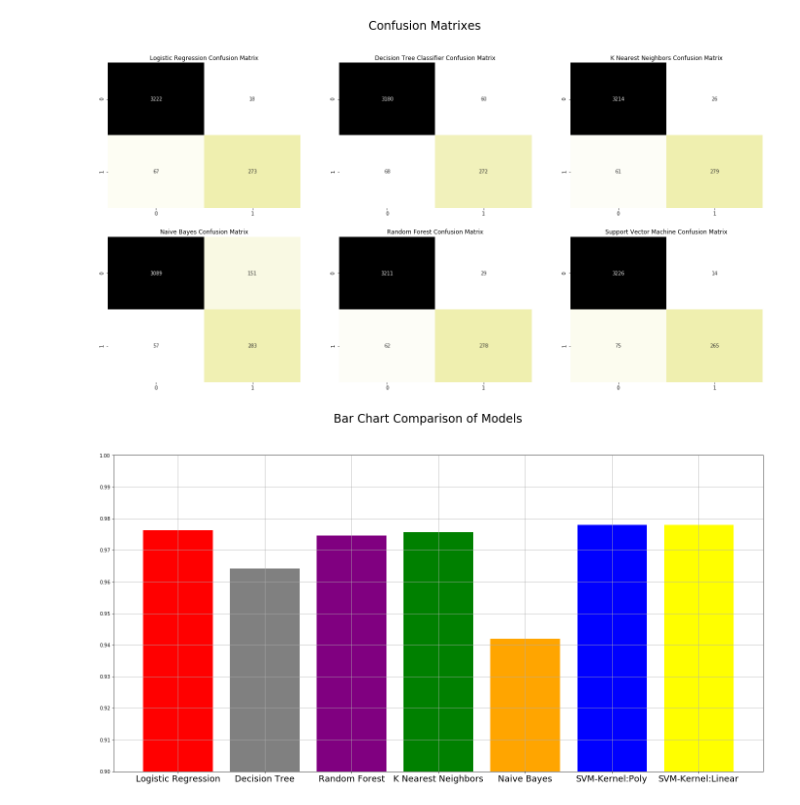
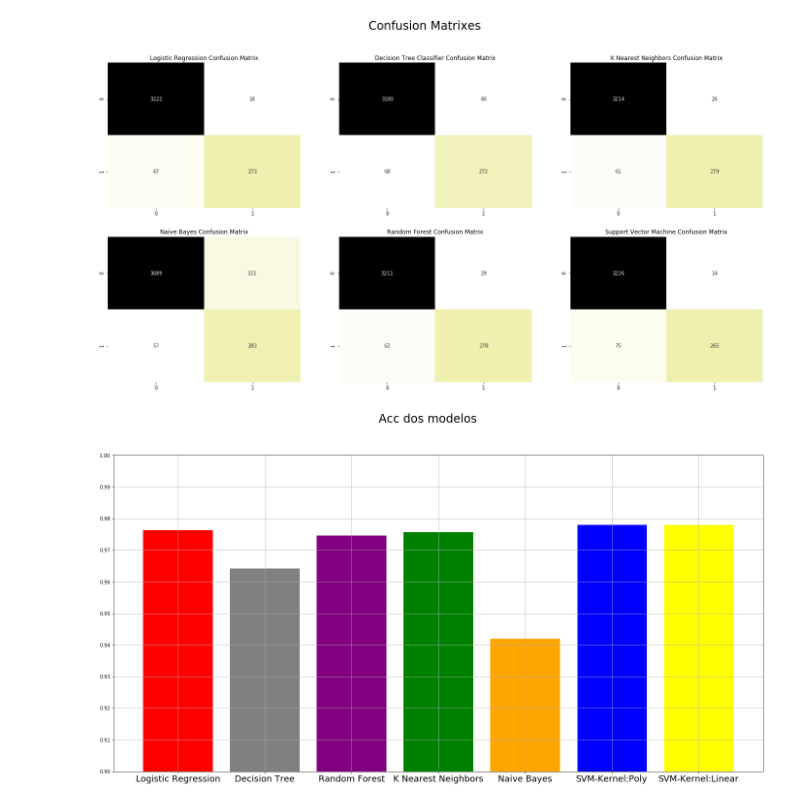
Before and after one commit to zdsantos/machine-learning, a Jupyter notebook: AnotherMethods.ipynb, the cells around one changed output. Drawn from its saved outputs; the diff is of its cells as text; code cells hidden in the pictures.

```diff
--- a/AnotherMethods.ipynb
+++ b/AnotherMethods.ipynb
@@ -148,10 +148,6 @@ features_scaled = scaler.fit_transform(features)
 from sklearn.model_selection import train_test_split
 
 x_train, x_test, y_train, y_test = train_test_split(features_scaled,labels,test_size=0.2)
-# %%
-from sklearn.model_selection import train_test_split
-
-x_train, x_test, y_train, y_test = train_test_split(features_scaled,labels,test_size=0.2)
 # %%
 from sklearn.metrics import classification_report, confusion_matrix, accuracy_score
 from sklearn.linear_model import LogisticRegression
@@ -396,16 +421,16 @@ plt.show()
 # %%
 algorithms = ("Logistic Regression","Decision Tree","Random Forest","K Nearest Neighbors","Naive Bayes","SVM-Kernel:Poly", "SVM-Kernel:Linear")
 scores = (lr_score,dc_score,rfc_score,knn_score,nb_score,svm_score,svm_score_linear)
 y_pos = np.arange(1,8)
 colors = ("red","gray","purple","green","orange","blue","yellow")
 
 plt.figure(figsize=(24,12))
 plt.xticks(y_pos,algorithms,fontsize=18)
 plt.yticks(np.arange(0.00, 1.01, step=0.01))
 plt.ylim(0.90,1.00)
 plt.bar(y_pos,scores,color=colors)
 plt.grid()
-plt.suptitle("Bar Chart Comparison of Models",fontsize=24)
+plt.suptitle("Acc dos modelos",fontsize=24)
 plt.show()
 # %% [output]
-[figure, old version]
+[figure, new version]
```
Also changed, not shown: parts of 8 cells of this notebook, 1 other file.
